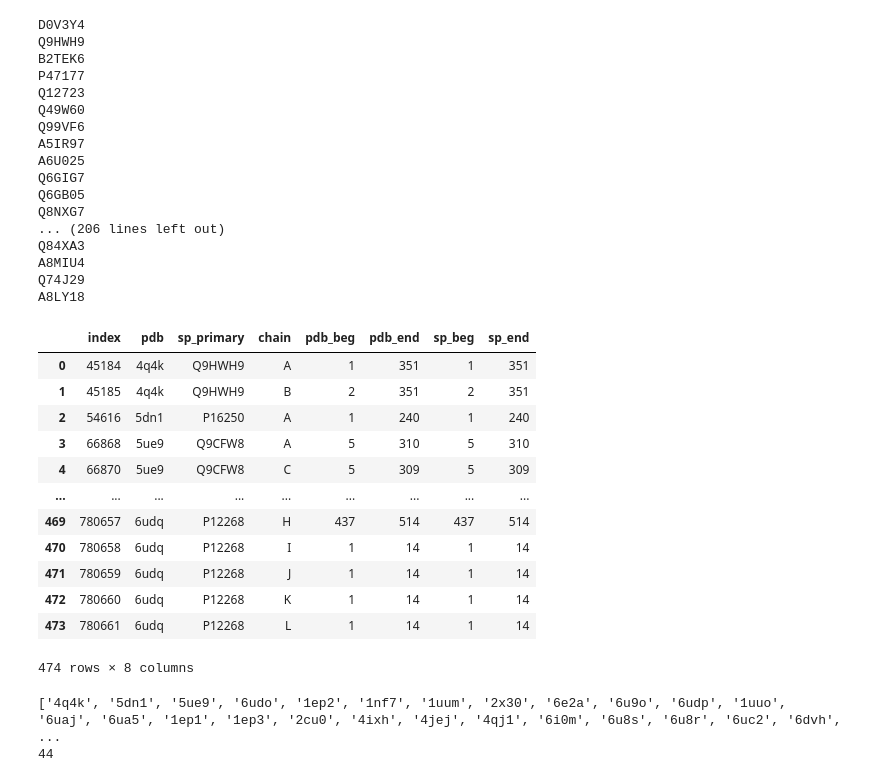
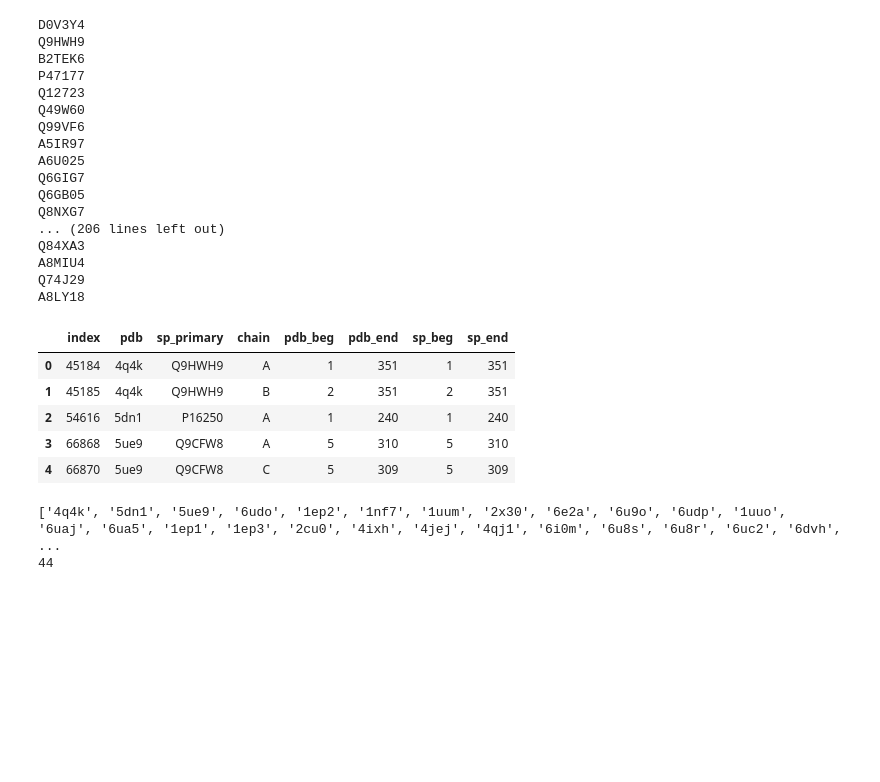
Before and after one commit to AlessandroManente/BD_Project_DS, a Jupyter notebook: Team_1_Project.ipynb, the cells around one changed output. Cells and saved outputs as stored; diff of their text form; code cells hidden in the pictures; blank space fills up the shorter version.

```diff
--- a/Team_1_Project.ipynb
+++ b/Team_1_Project.ipynb
@@ -150,23 +151,15 @@ Q74J29
 A8LY18
 # %%
 pdb_db = generate_pdb_df(SIFTS_PATH, PATH_MODEL_PROTS)
-pdb_db.to_csv(".\data_team_1\_part_2\mappings\mapping_{}.csv".format(bestmodel))
+pdb_db.to_csv(".\\data_team_1\\_part_2\\mappings\\mapping_{}.csv".format(bestmodel))
+pdb_db.head()
+# %% [output]
+|  | index | pdb | sp_primary | chain | pdb_beg | pdb_end | sp_beg | sp_end |
+| 0 | 45184 | 4q4k | Q9HWH9 | A | 1 | 351 | 1 | 351 |
+| 1 | 45185 | 4q4k | Q9HWH9 | B | 2 | 351 | 2 | 351 |
+| 2 | 54616 | 5dn1 | P16250 | A | 1 | 240 | 1 | 240 |
+| 3 | 66868 | 5ue9 | Q9CFW8 | A | 5 | 310 | 5 | 310 |
+| 4 | 66870 | 5ue9 | Q9CFW8 | C | 5 | 309 | 5 | 309 |
-# %%
-pdb_db
-# %% [output]
-|  | index | pdb | sp_primary | chain | pdb_beg | pdb_end | sp_beg | sp_end |
-| 0 | 45184 | 4q4k | Q9HWH9 | A | 1 | 351 | 1 | 351 |
-| 1 | 45185 | 4q4k | Q9HWH9 | B | 2 | 351 | 2 | 351 |
-| 2 | 54616 | 5dn1 | P16250 | A | 1 | 240 | 1 | 240 |
-| 3 | 66868 | 5ue9 | Q9CFW8 | A | 5 | 310 | 5 | 310 |
-| 4 | 66870 | 5ue9 | Q9CFW8 | C | 5 | 309 | 5 | 309 |
-| ... | ... | ... | ... | ... | ... | ... | ... | ... |
-| 469 | 780657 | 6udq | P12268 | H | 437 | 514 | 437 | 514 |
-| 470 | 780658 | 6udq | P12268 | I | 1 | 14 | 1 | 14 |
-| 471 | 780659 | 6udq | P12268 | J | 1 | 14 | 1 | 14 |
-| 472 | 780660 | 6udq | P12268 | K | 1 | 14 | 1 | 14 |
-| 473 | 780661 | 6udq | P12268 | L | 1 | 14 | 1 | 14 |
-474 rows × 8 columns
 # %%
 # keep only chains with 80% or more coverage
 pdb_db_filtered = filter_pdb_db(pdb_db)
```
Also changed, not shown: parts of 9 cells of this notebook, 9 other files.
